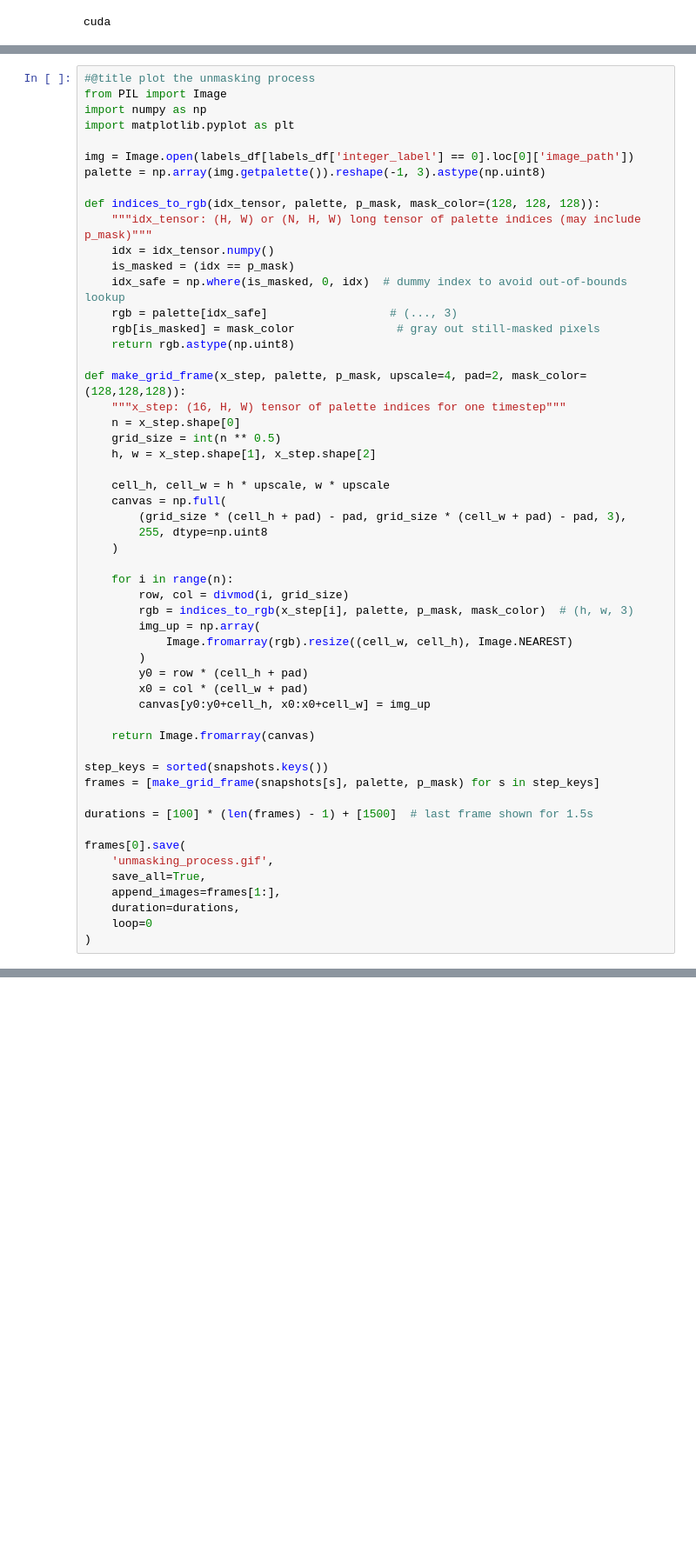
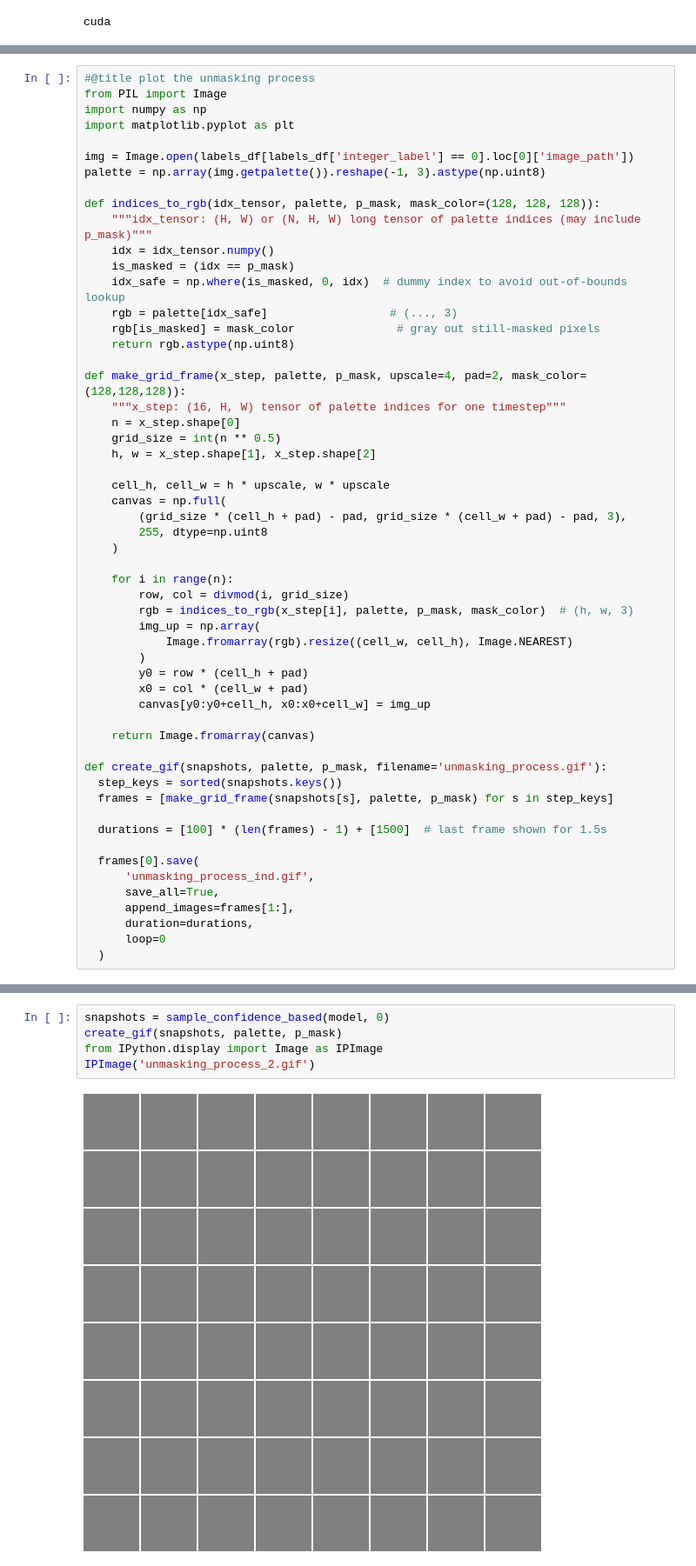
Before and after one commit to litlig/notebooks, a Jupyter notebook: pixel_art_discrete_diffusion.ipynb, the cells around one changed output, grey strips where cells are left out. Shown at 87% size. Saved outputs shown, nothing was run; the diff lists cells and outputs as text; blank space fills up the shorter version.

```diff
--- a/pixel_art_discrete_diffusion.ipynb
+++ b/pixel_art_discrete_diffusion.ipynb
@@ -304,16 +302,17 @@ def make_grid_frame(x_step, palette, p_mask, upscale=4, pad=2, mask_color=(128,1
 
     return Image.fromarray(canvas)
 
-step_keys = sorted(snapshots.keys())
-frames = [make_grid_frame(snapshots[s], palette, p_mask) for s in step_keys]
+def create_gif(snapshots, palette, p_mask, filename='unmasking_process.gif'):
+  step_keys = sorted(snapshots.keys())
+  frames = [make_grid_frame(snapshots[s], palette, p_mask) for s in step_keys]
 
-durations = [100] * (len(frames) - 1) + [1500]  # last frame shown for 1.5s
+  durations = [100] * (len(frames) - 1) + [1500]  # last frame shown for 1.5s
 
-frames[0].save(
-    'unmasking_process.gif',
-    save_all=True,
-    append_images=frames[1:],
-    duration=durations,
-    loop=0
-)
+  frames[0].save(
+      'unmasking_process_ind.gif',
+      save_all=True,
+      append_images=frames[1:],
+      duration=durations,
+      loop=0
+  )
 # %%
@@ -323,0 +370,7 @@ IPImage('unmasking_process.gif')
+# %%
+snapshots = sample_confidence_based(model, 0)
+create_gif(snapshots, palette, p_mask)
+from IPython.display import Image as IPImage
+IPImage('unmasking_process_2.gif')
+# %% [output]
+[figure, added]
```
Also changed, not shown: parts of 10 cells of this notebook.
